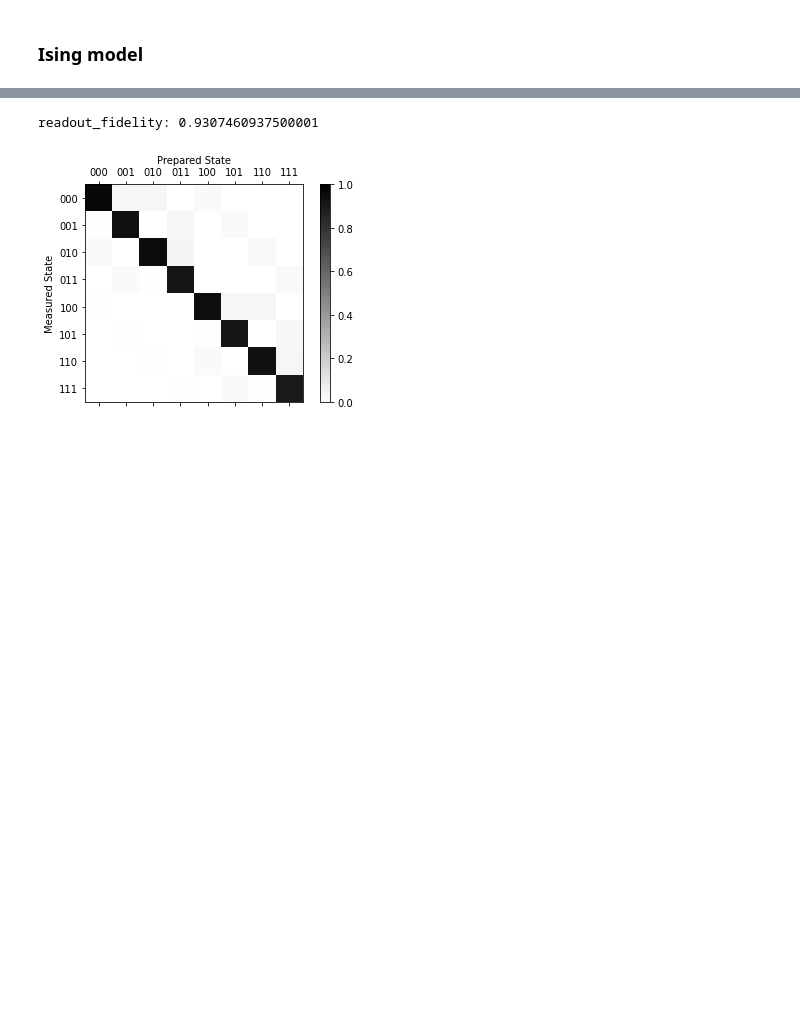
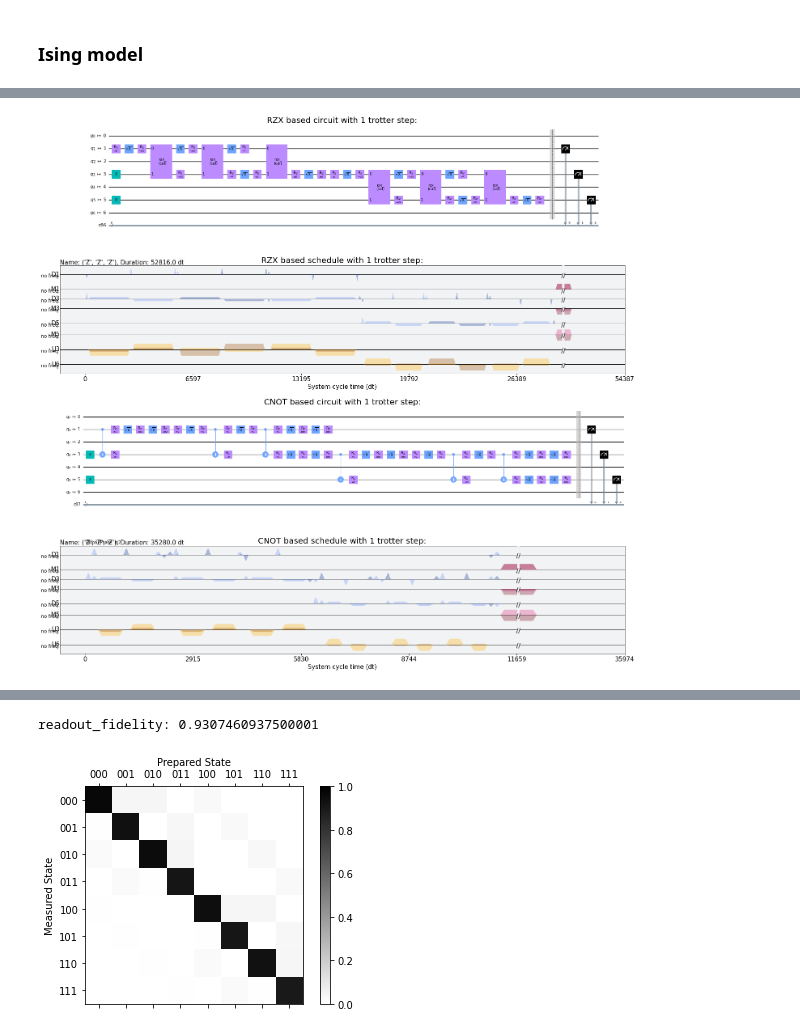
Before and after one commit to DanielKalicki/ibm_open_science_2021, a Jupyter notebook: FinalSubmission_3QubitIsingSimulation.ipynb, the cells around one changed output, grey strips where cells are left out. Cells and saved outputs as stored; diff of their text form; code cells hidden in the pictures; blank space fills up the shorter version.

```diff
--- a/FinalSubmission_3QubitIsingSimulation.ipynb
+++ b/FinalSubmission_3QubitIsingSimulation.ipynb
@@ -746,17 +838,23 @@ rzx_cal((1,3), 2*np.pi/6, amp_mul=1.0, duration=None, x_cal=True, waveform=None)
 # %%
 from qiskit.ignis.verification.tomography import state_tomography_circuits, StateTomographyFitter
 
+# This function generates the state tomography circuits for the Ising simulation. Trotter steps and target time are the input arguments used to generate the circuit.
+# circ_type can be ‘cnot’ or ‘rzx’
+# calibration argument defines if a calibrated instance map shall be used.
 def ising_sim(trotter_steps, target_time, optimization_level, circ_type,
-              calibrated=False, zne_pattern=[], add_resets=False):
+              calibrated=False, zne_pattern=[]):
+
+    # Define the used qubits.
     q0 = 1
     q1 = 3
     q2 = 5
-
     num_qubits = 3
 
+    # We will split the full Ising simulation into smaller 2 qubits Ising circuits.
     Ising2Q_qr = QuantumRegister(2)
     Ising2Q_qc = QuantumCircuit(Ising2Q_qr, name='Ising_2Qubits')
 
+    # create the CNOT circuit
     if circ_type == 'cnot':
         t = Parameter('t')
 
@@ -766,10 +864,12 @@ def ising_sim(trotter_steps, target_time, optimization_level, circ_type,
         Ising2Q_qc.rz(2 * t, 1)
         Ising2Q_qc.cnot(0,1)
         Ising2Q_qc.h(0)
-        Ising2Q_qc.rz(-2 * t, 1) # dagger
+        Ising2Q_qc.rz(-2 * t, 1)
         Ising2Q_qc.cnot(0,1)
         Ising2Q_qc.rx(np.pi/2,0)
-        Ising2Q_qc.rx(-np.pi/2,1) # dagger
+        Ising2Q_qc.rx(-np.pi/2,1)
+
+    # create the RZX circuit
     if circ_type == 'rzx':
         rzx_gate = Gate('rzx_', 2, [])
 
@@ -779,8 +879,8 @@ def ising_sim(trotter_steps, target_time, optimization_level, circ_type,
 
         Ising2Q_qc.append(rzx_gate, [0, 1])
         Ising2Q_qc.sx(0)
-        Ising2Q_qc.rz(-np.pi/2, 0) # Sdg
-        Ising2Q_qc.rz(-np.pi/2, 1) # Sdg
+        Ising2Q_qc.rz(-np.pi/2, 0)
+        Ising2Q_qc.rz(-np.pi/2, 1)
 
         Ising2Q_qc.append(rzx_gate, [0, 1])
         Ising2Q_qc.sx(0)
@@ -794,22 +894,25 @@ def ising_sim(trotter_steps, target_time, optimization_level, circ_type,
 
     Ising2Q = Ising2Q_qc.to_instruction()
 
+    # If the ZNE pattern was provided, create the Inverse circuits.
     if len(zne_pattern) != 0:
         Ising2Q_inv_qr = QuantumRegister(2)
         Ising2Q_inv_qc = QuantumCircuit(Ising2Q_qr, name='Ising_inv_2Qubits')
 
+        # Inverse CNOT trotter step
         if circ_type == 'cnot':
             Ising2Q_inv_qc.rx(-np.pi/2,0)
-            Ising2Q_inv_qc.rx(np.pi/2,1) # dagger
+            Ising2Q_inv_qc.rx(np.pi/2,1)
             Ising2Q_inv_qc.cnot(0,1)
             Ising2Q_inv_qc.h(0)
-            Ising2Q_inv_qc.rz(2 * t, 1) # dagger
+            Ising2Q_inv_qc.rz(2 * t, 1)
             Ising2Q_inv_qc.cnot(0,1)
             Ising2Q_inv_qc.h(0)
             Ising2Q_inv_qc.rz(-2 * t, 1)
             Ising2Q_inv_qc.rx(-2 * t + np.pi/2, 0)
             Ising2Q_inv_qc.cnot(0,1)
 
+        # Inverse Rzx trotter step
         if circ_type == 'rzx':
             rzx_inv_gate = Gate('rzx_inv_', 2, [])
 
@@ -835,14 +938,19 @@ def ising_sim(trotter_steps, target_time, optimization_level, circ_type,
 
         Ising2Q_inv = Ising2Q_inv_qc.to_instruction()
 
+    # Create the full ising circuit.
     qc = QuantumCircuit(7)
 
-    # if add_resets:
-    #     qc.reset(q0)
-
+    # Apply X gate to get the |110> state.
     qc.x([q1,q2])  # DO NOT MODIFY (|q_5,q_3,q_1> = |110>)
     for step in range(trotter_steps):
+
+        # For every trotter step.
+        # Add the 2 Qubit Ising sim for the first qubits.
         qc.append(Ising2Q, [q0, q1])
+
+        # If the ZNE pattern for this trotter step is set.
+        # Apply the inverse and standard 2 Qubit Ising circuit to increase the noise. The number of repetition of the inverse and standard circuits are defined in the zne_pattern array.
         if len(zne_pattern) > step:
             for _ in range(2, int(zne_pattern[step][0])+1):
                 qc.append(Ising2Q_inv, [q0, q1])
@@ -850,46 +958,62 @@ def ising_sim(trotter_steps, target_time, optimization_level, circ_type,
 
         qc.append(Ising2Q, [q1, q2])
         if len(zne_pattern) > step:
             for _ in range(2, int(zne_pattern[step][1])+1):
                 qc.append(Ising2Q_inv, [q1, q2])
                 qc.append(Ising2Q, [q1, q2])
 
-
+    # Select the global inst map calibration.
     inst_map_ = inst_map_cal if calibrated else inst_map_ncal
 
+    # For the rzx gate we need to add a custom schedule from rzx_cal() custom function.
     if circ_type == 'rzx':
-        # RzxCal = RZXCalibrationBuilder(backend=backend, instruction_schedule_map=inst_map_)
-        # theta = Instruction('theta', 7, 7, params=[2*target_time/trotter_steps])
-        # rzx_q0q1_sched = RzxCal.get_calibration(theta, (q0,q1))
-        # rzx_q1q2_sched = RzxCal.get_calibration(theta, (q1,q2))
-        rzx_q0q1_sched = rzx_cal((q0,q1), 2*target_time/trotter_steps, x_cal=True)
-        rzx_q1q2_sched = rzx_cal((q1,q2), 2*target_time/trotter_steps, x_cal=True)
+        # We create the schedule for the rzx qubit 1 & 2 and rzx qubit 2 & 3.
+        rzx_q0q1_sched = rzx_cal((q0,q1), 2*target_time/trotter_steps, amp_mul=1.00, x_cal=True)
+        rzx_q1q2_sched = rzx_cal((q1,q2), 2*target_time/trotter_steps, amp_mul=1.00, x_cal=True)
+
+        # qc.add_calibration() applies our schedule to the custom Gate.
         qc.add_calibration('rzx_', (q0,q1), rzx_q0q1_sched)
         qc.add_calibration('rzx_', (q1,q2), rzx_q1q2_sched)
+
+        # We add it to the instant calibration map for the transpiler.
         inst_map_.add('rzx_', (q0,q1), rzx_q0q1_sched)
         inst_map_.add('rzx_', (q1,q2), rzx_q1q2_sched)
 
+        # add the inverse RZX gates calibration
         if len(zne_pattern) != 0:
-            # RzxCal = RZXCalibrationBuilder(backend=backend, instruction_schedule_map=inst_map_)
-            # theta_inv = Instruction('theta', 7, 7, params=[-2*target_time/trotter_steps])
-            # rzx_inv_q0q1_sched = RzxCal.get_calibration(theta_inv, (q0,q1))
-            # rzx_inv_q1q2_sched = RzxCal.get_calibration(theta_inv, (q1,q2))
-            rzx_inv_q0q1_sched = rzx_cal((q0,q1), -2*target_time/trotter_steps, x_cal=True)
-            rzx_inv_q1q2_sched = rzx_cal((q1,q2), -2*target_time/trotter_steps, x_cal=True)
+            rzx_inv_q0q1_sched = rzx_cal((q0,q1), -2*target_time/trotter_steps, amp_mul=1.00, x_cal=True)
+            rzx_inv_q1q2_sched = rzx_cal((q1,q2), -2*target_time/trotter_steps, amp_mul=1.00, x_cal=True)
             qc.add_calibration('rzx_inv_', (q0,q1), rzx_inv_q0q1_sched)
             qc.add_calibration('rzx_inv_', (q1,q2), rzx_inv_q1q2_sched)
             inst_map_.add('rzx_inv_', (q0,q1), rzx_inv_q0q1_sched)
             inst_map_.add('rzx_inv_', (q1,q2), rzx_inv_q1q2_sched)
 
+    # For the cnot circuit bind the delta (t) parameter.
     if circ_type == 'cnot':
         if trotter_steps > 0:
             qc = qc.bind_parameters({t: target_time/trotter_steps})
 
+    # Create the state tomography circuits.
     qpt_qcs = state_tomography_circuits(qc, [q0, q1, q2])
+
+    # Transpile the circuit into quantum gates available on the device.
     qpt_qcs = transpile(qpt_qcs, backend, optimization_level=optimization_level, basis_gates=inst_map_.instructions)
 
+    # Return the tomography circuits and the “calibrated or not” instruction map for further usage.
     return qpt_qcs, inst_map_
 
-# _, inst_map_, qc = ising_sim(1, np.pi, 0, 'rzx', add_resets=True)
-# schedule_qc = schedule(qc[-1], backend, inst_map=inst_map_, method='alap')
-# schedule_qc #.draw()
+fig, axs = plt.subplots(4, figsize=(25, 24))
+fig.subplots_adjust(hspace=0.3)
+axs[0].set_title("RZX based circuit with 1 trotter step:", fontsize=20)
+qpt_qcs, inst_map_ = ising_sim(1, np.pi, 0, 'rzx')
+qpt_qcs[-1].draw(fold=-1, ax=axs[0])
+axs[1].set_title("RZX based schedule with 1 trotter step:", fontsize=20)
+schedule(qpt_qcs[-1], backend, inst_map=inst_map_, method='alap').draw(axis=axs[1], show_waveform_info=False, show_framechange=False)
+
+qpt_qcs, inst_map_ = ising_sim(1, np.pi, 0, 'cnot')
+axs[2].set_title("CNOT based circuit with 1 trotter step:", fontsize=20)
+qpt_qcs[-1].draw(scale=0.5, fold=-1, ax=axs[2])
+axs[3].set_title("CNOT based schedule with 1 trotter step:", fontsize=20)
+schedule(qpt_qcs[-1], backend, inst_map=inst_map_, method='alap').draw(axis=axs[3], show_waveform_info=False, show_framechange=False)
+# %% [output]
+[figure, added]
```
Also changed, not shown: parts of 79 cells of this notebook.
